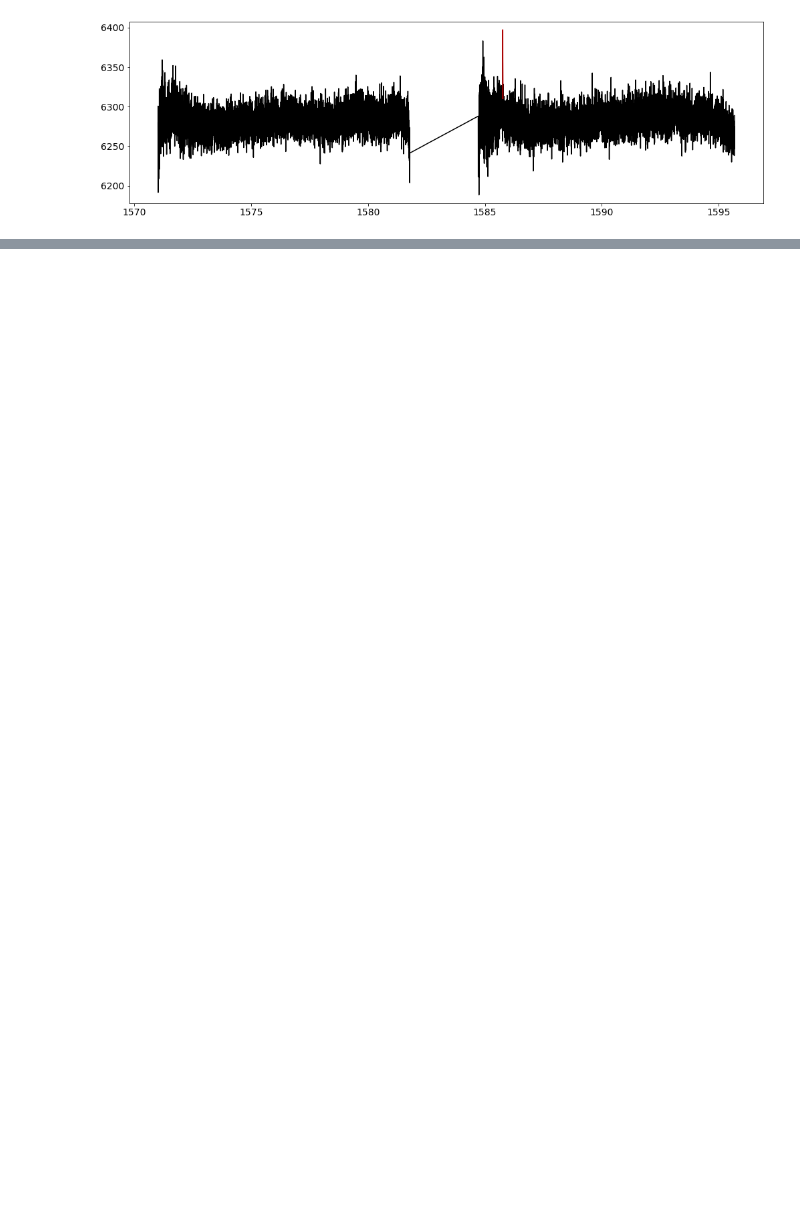
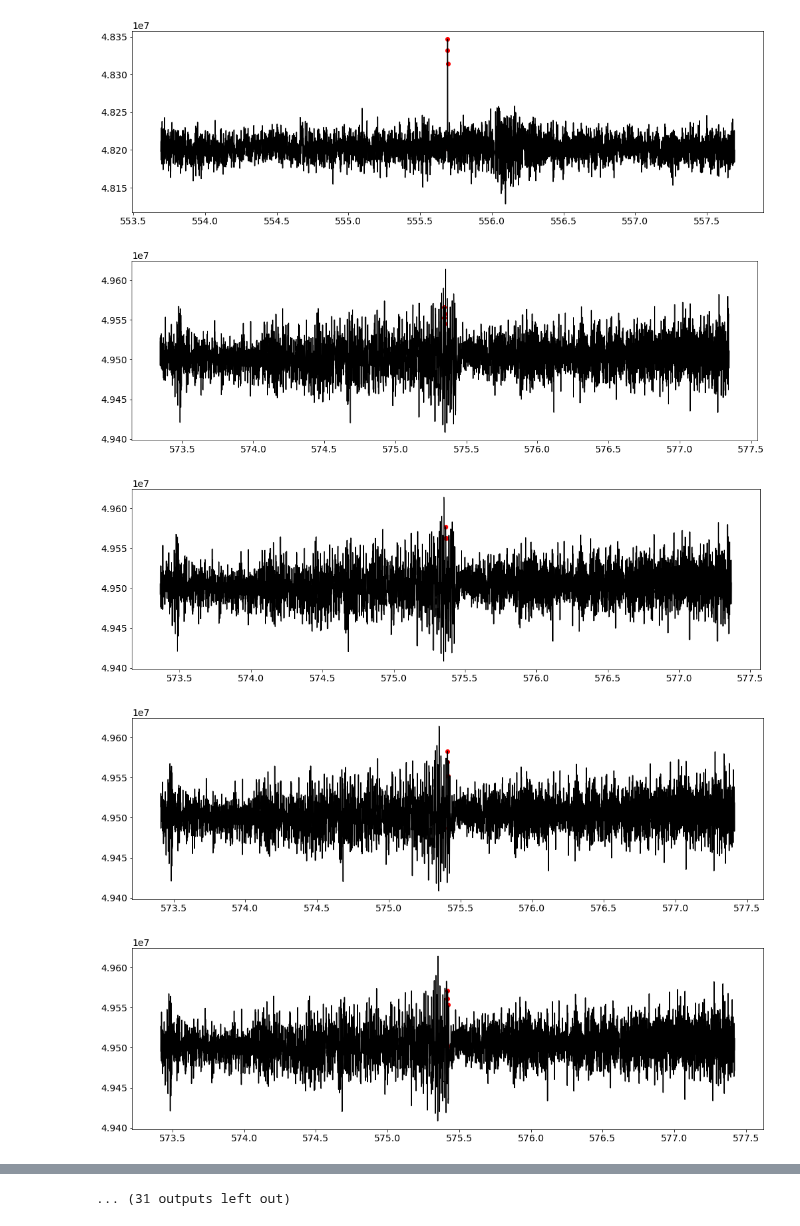
Before and after one commit to ekaterinailin/flaring-spi, a Jupyter notebook: notebooks/inspect_flare.ipynb, the cells around one changed output, grey strips where cells are left out. Saved outputs shown, nothing was run; the diff lists cells and outputs as text; code cells hidden in the pictures; blank space fills up the shorter version.

Commit message:
updated flare search pipeline

```diff
--- a/notebooks/inspect_flare.ipynb
+++ b/notebooks/inspect_flare.ipynb
@@ -5,7 +5,8 @@ from lightkurve import search_lightcurvefile
 from altaipony.lcio import from_mast
 from altaipony.flarelc import FlareLightCurve
 # %%
-ff = pd.read_csv("../results/flares.csv")
-f= ff.dropna().drop_duplicates(subset=["ID", "qcs","istart"])
-ff
+ff = pd.read_csv("../results/2020_02_flares_vetted.csv")
+ff = ff.drop(["real?","note"], axis=1)
+f = ff.dropna().drop_duplicates(subset=["ID", "qcs","istart"])
+f
 # %% [output]
@@ -51,11 +37,12 @@ gf
 # %%
-row = gf.iloc[-1]
+row = gf.iloc[81]
 
 # plot all flares for a light curve at once
 ID, qcs = row.ID, int(row.qcs)
 sdf = f[(f.qcs == qcs) & (f.ID == ID) & (f.mission == row.mission)]
 
-lc = from_mast(ID,c=qcs,mission=row.mission,cadence="short", )
+lc = from_mast(ID,c=qcs,mission=row.mission,cadence="short",flux_type="PDCSAP_FLUX",
+               download_dir="/home/ekaterina/Documents/001_science/lcs")
 
 # make it a list of LCs even if only one LC is returned
 if type(lc) == FlareLightCurve:
@@ -66,4 +53,5 @@ elif type(lc) == list:
 
     lc = lc
 tts = np.array([(l.time[0], l.time[-1]) for l in lc])
+print(row.ID, row.qcs)
 # %% [output]
@@ -72,21 +68,27 @@ tts = np.array([(l.time[0], l.time[-1]) for l in lc])
 # %%
 %matplotlib inline
 for i, row in sdf.iterrows():
     plt.figure(figsize=(17,5))
     ts, tf = row.tstart, row.tstop
 
     # pick
-    nlc = np.where((ts>tts)[:,0] != (ts>tts)[:,1])[0][0]
-    LC = lc[nlc]
-    cad=1
+
     if row.mission=="TESS":
         LC = lc[0]
-        cad=5
-
+        cad=.2
+    else:
+        nlc = np.where((ts>tts)[:,0] != (ts>tts)[:,1])[0][0]
+        LC = lc[nlc]
+        cad=.1
     _ = LC[np.where((LC.time>=ts-.2/cad) & (LC.time<=tf+.2/cad))]
     plt.plot(_.time, _.flux, c="k")
 
-    _ = LC[np.where((LC.time>=ts) & (LC.time<=tf))]
-    plt.plot(_.time, _.flux, c="r")
+    _ = LC[np.where((LC.time>=ts-1e-8) & (LC.time<=tf+1e-8))]
+    plt.scatter(_.time, _.flux, c="r")
+#     plt.ylim(3200,3900)
 # %% [output]
-[figure, old version]
+[figure, new version]
+[figure, added]
+[figure, added]
+[figure, added]
+[figure, added]
@@ -93,3 +102,4 @@ for i, row in sdf.iterrows():
+... (31 outputs left out)
 # %%
 from lightkurve import search_targetpixelfile
 # %%
```
Also changed, not shown: parts of 9 cells of this notebook, 1 other file.
